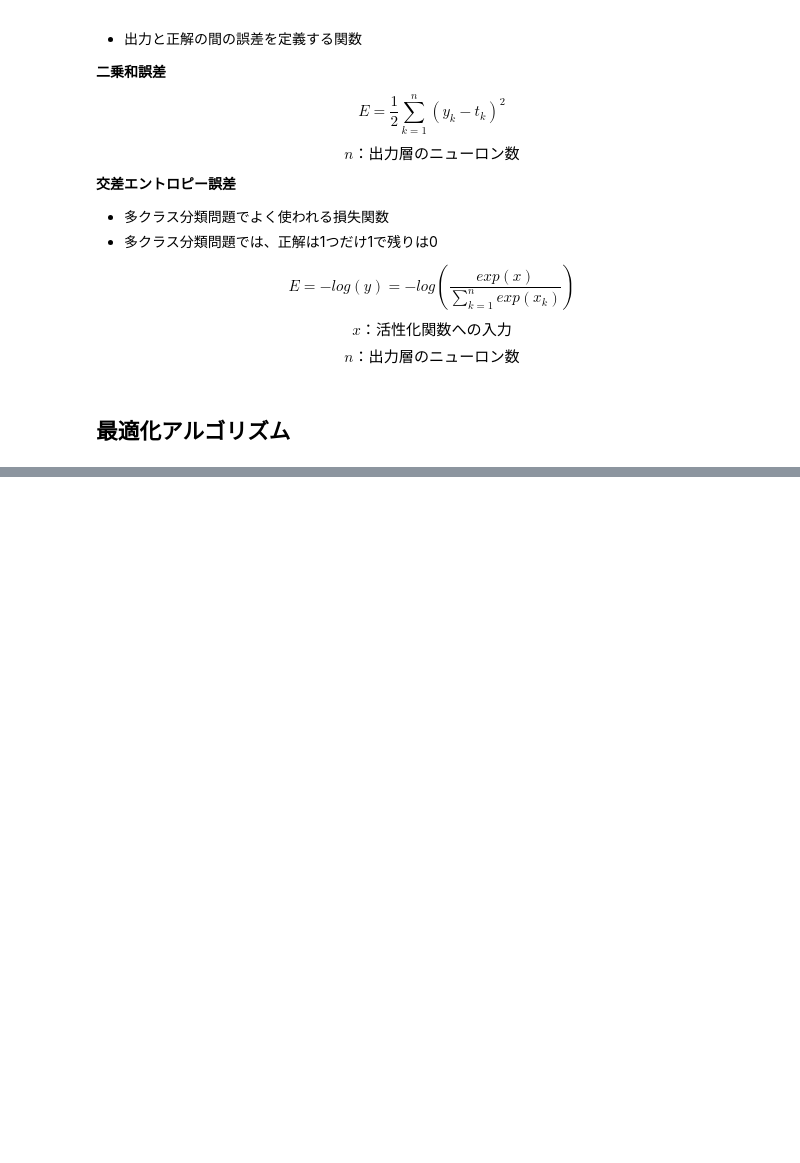
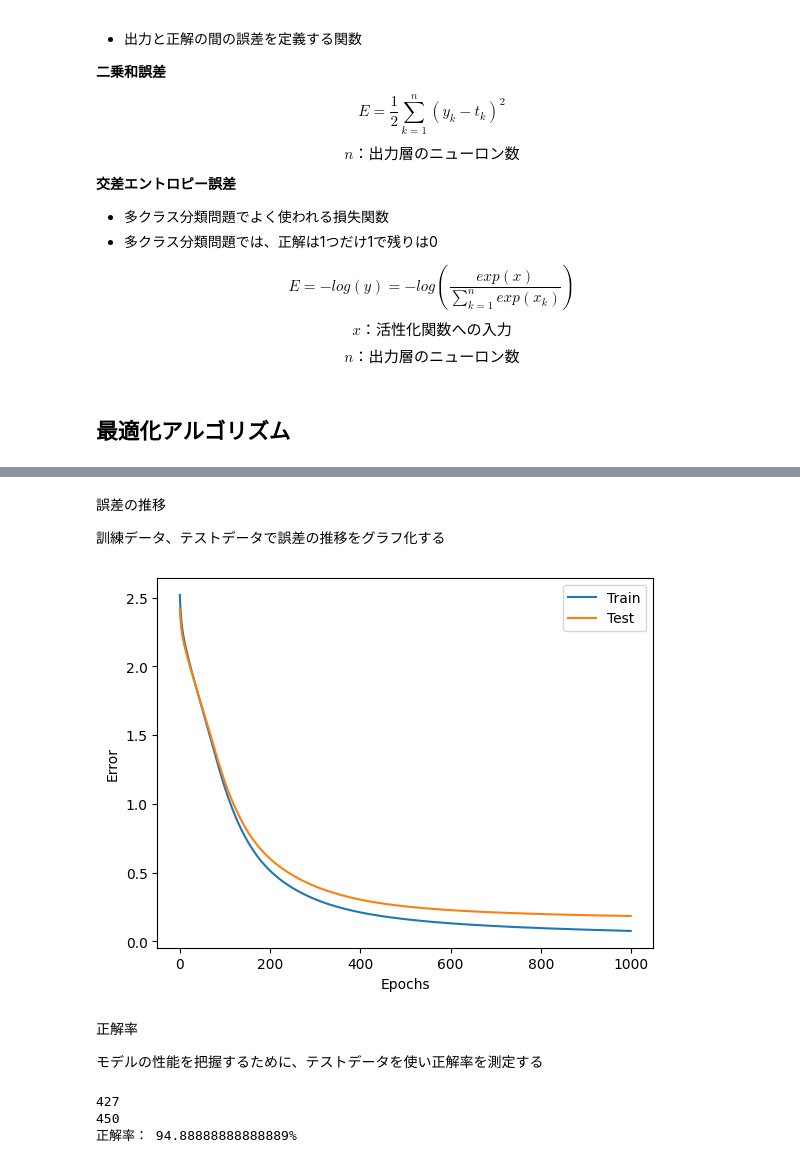
Before and after one commit to sakamototaisei/python_colab, a Jupyter notebook: PyTorchで実装するディープラーニング.ipynb, the cells around one changed output, grey strips where cells are left out. Saved outputs shown, nothing was run; the diff lists cells and outputs as text; code cells hidden in the pictures; blank space fills up the shorter version.

```diff
--- a/PyTorchで実装するディープラーニング.ipynb
+++ b/PyTorchで実装するディープラーニング.ipynb
@@ -288,0 +401,36 @@ $$n：出力層のニューロン数$$
+# %%
+from torch import optim
+
+# 交差エントロピー誤差関数
+loss_fnc = nn.CrossEntropyLoss()
+
+# SGD
+optimizer = optim.SGD(net.parameters(), lr=0.01) # 学習率は0.01
+
+# 損失のログ
+record_loss_train = []
+record_loss_test = []
+
+# 1000エポック学習
+for i in range(1000):
+    # 勾配を0に
+    optimizer.zero_grad()
+
+    # 順伝播
+    y_train = net(x_train)
+    y_test = net(x_test)
+
+    # 誤差を求める
+    loss_train = loss_fnc(y_train, t_train)
+    loss_test = loss_fnc(y_test, t_test)
+    record_loss_train.append(loss_train.item())
+    record_loss_test.append(loss_test.item())
+
+    # 逆伝播(勾配を求める)
+    loss_train.backward()
+
+    # パラメータの更新
+    optimizer.step()
+
+    if i % 100 == 0:
+        print('Epoch:', i, 'Loss_Train:', loss_train.item(), 'Loss_Test:', loss_test.item())
@@ -288,0 +448,28 @@ $$n：出力層のニューロン数$$
+# %% [markdown]
+誤差の推移
+
+訓練データ、テストデータで誤差の推移をグラフ化する
+# %%
+plt.plot(range(len(record_loss_train)), record_loss_train, label='Train')
+plt.plot(range(len(record_loss_test)), record_loss_test, label='Test')
+plt.legend()
+
+plt.xlabel('Epochs')
+plt.ylabel('Error')
+plt.show()
+# %% [output]
+[figure, added]
+# %% [markdown]
+正解率
+
+モデルの性能を把握するために、テストデータを使い正解率を測定する
+# %%
+y_test = net(x_test)
+count = (y_test.argmax(1) == t_test).sum().item()
+print(count)
+print(len(y_test))
+print('正解率：', str(count/len(y_test)*100) + '%')
+# %% [output]
+427
+450
+正解率： 94.88888888888889%
```
Also changed, not shown: parts of 18 cells of this notebook.
